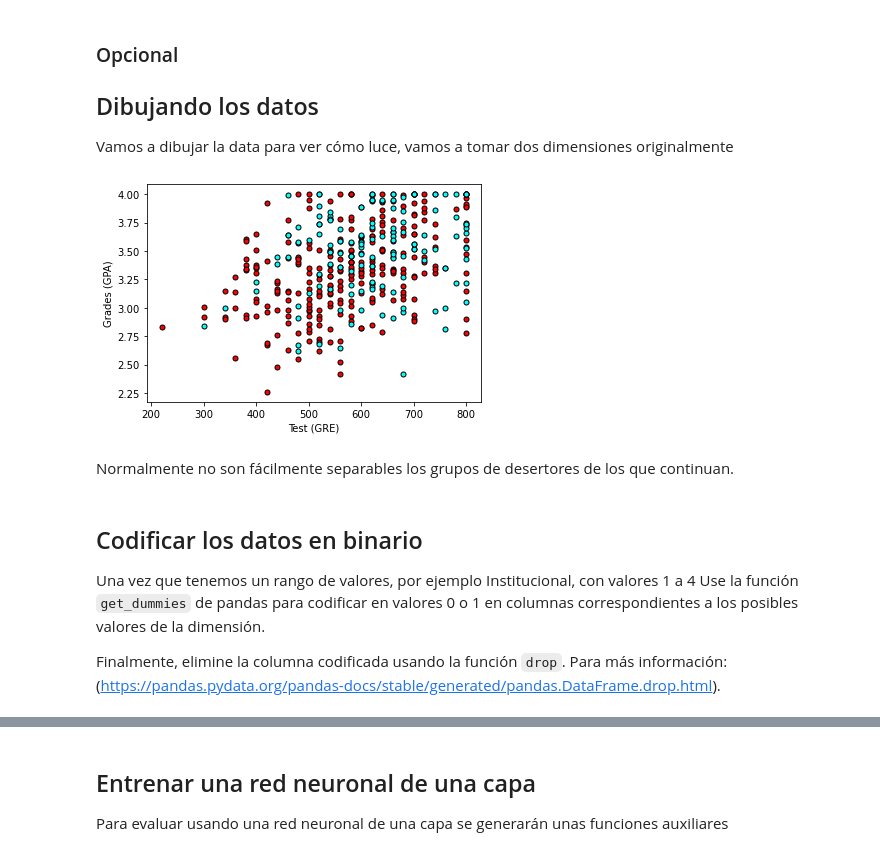
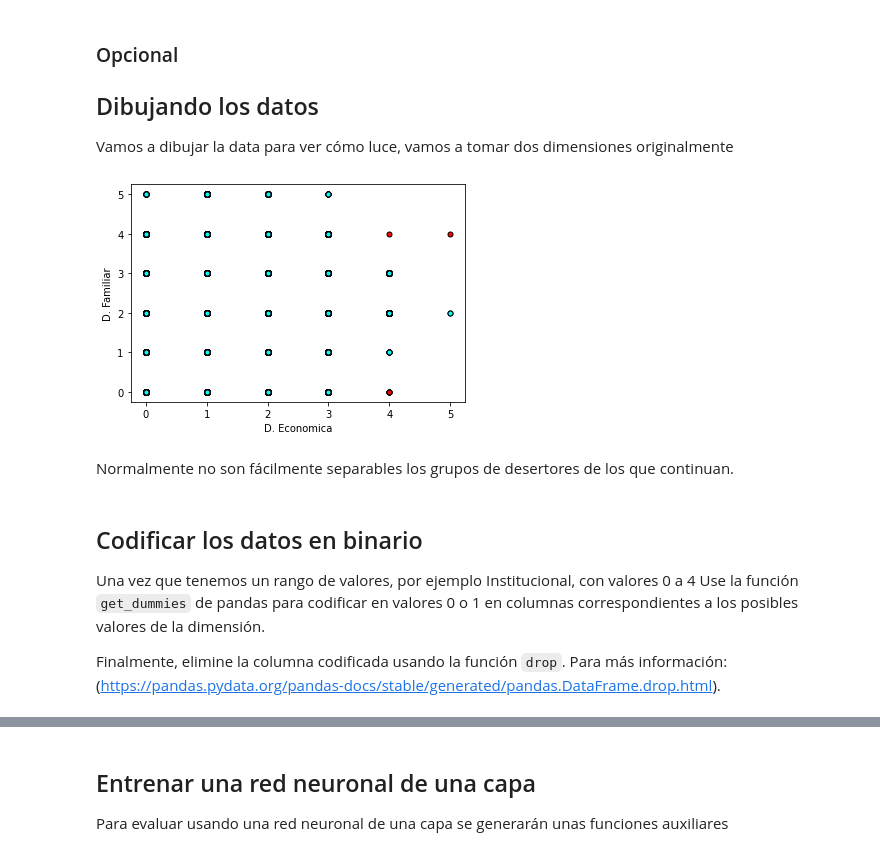
Before and after one commit to jorivaalvgar/JupyterNBDesercion, a Jupyter notebook: PrediccionDesercion.ipynb, the cells around one changed output, grey strips where cells are left out. Drawn from its saved outputs; the diff is of its cells as text; code cells hidden in the pictures.

```diff
--- a/PrediccionDesercion.ipynb
+++ b/PrediccionDesercion.ipynb
@@ -50,26 +50,26 @@ Vamos a dibujar la data para ver cómo luce, vamos a tomar dos dimensiones origi
 # %%
 import matplotlib.pyplot as plt
 
 def plot_points(data):
-    X = np.array(data[["economica","personal"]])
+    X = np.array(data[["economica","academica"]])
     y = np.array(data["deserta"])
     desertor = X[np.argwhere(y==1)]
     continua = X[np.argwhere(y==0)]
     plt.scatter([s[0][0] for s in continua], [s[0][1] for s in continua], s = 25, color = 'red', edgecolor = 'k')
     plt.scatter([s[0][0] for s in desertor], [s[0][1] for s in desertor], s = 25, color = 'cyan', edgecolor = 'k')
     plt.xlabel('D. Economica')
     plt.ylabel('D. Familiar')
 
 plot_points(data)
 plt.show()
 # %% [output]
-[figure, old version]
+[figure, new version]
 # %% [markdown]
 Normalmente no son fácilmente separables los grupos de desertores de los que continuan.
 # %% [markdown]
 ## Codificar los datos en binario
 
-Una vez que tenemos un rango de valores, por ejemplo Institucional, con valores 1 a 4
+Una vez que tenemos un rango de valores, por ejemplo Institucional, con valores 0 a 4
 Use la función `get_dummies` de pandas para codificar en valores 0 o 1 en columnas correspondientes a los posibles valores de la dimensión.
 
 Finalmente, elimine la columna codificada usando la función `drop`.
```
Also changed, not shown: parts of 51 cells of this notebook, 6 other files.
